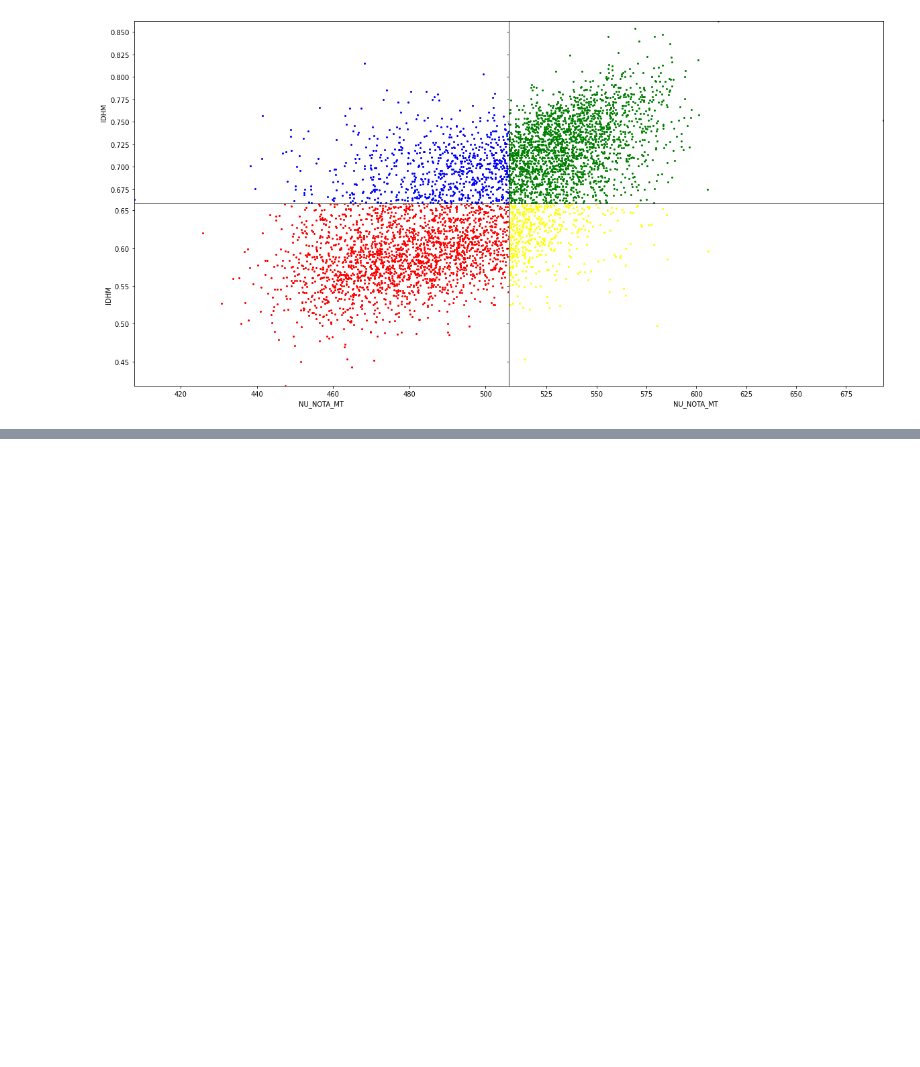
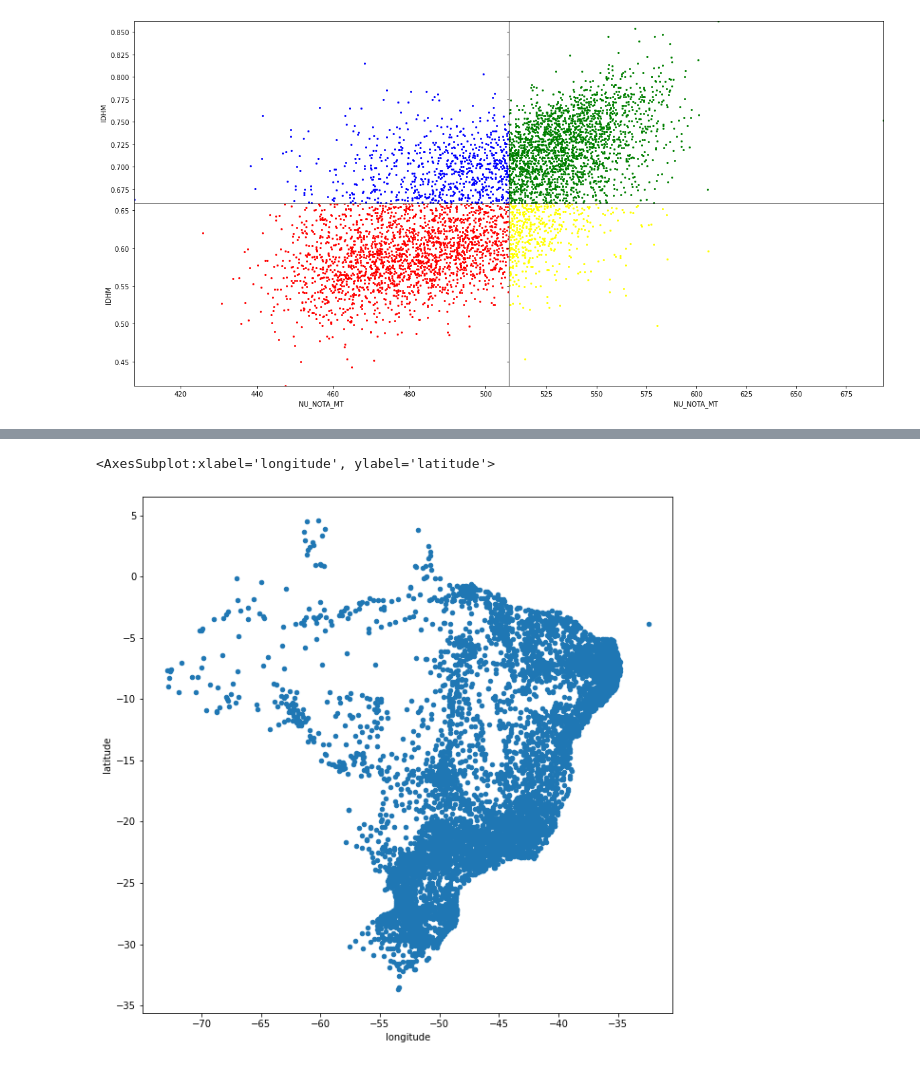
Before and after one commit to Lz-Rod/analise_de_dados_Python_Enem_2019, a Jupyter notebook: develop/programa/Nota no ENEM x IDHM.ipynb, the cells around one changed output, grey strips where cells are left out. Cells and saved outputs as stored; diff of their text form; code cells hidden in the pictures; blank space fills up the shorter version.

Commit message:
Criado gráfico de dispersão usando como parametros x e y a latitude e longitude dos municípios

```diff
--- a/develop/programa/Nota no ENEM x IDHM.ipynb
+++ b/develop/programa/Nota no ENEM x IDHM.ipynb
@@ -206,0 +209,6 @@ quadrante 4: 8.779174147217235% baixo IDHM, alta nota
+# %%
+#importando dados Municipios
+municipios = pd.read_csv("D:/Projetos/dadosBrutos/Municipios-Brasileiros-main/csv/municipios.csv")
+# %%
+#combinando os dados com merge
+enem_idhm_municipios = pd.merge(mediaEnemIDHM, municipios, how='left', left_on=['CO_MUNICIPIO_RESIDENCIA'], right_on=['codigo_ibge'])
@@ -206,0 +231,7 @@ quadrante 4: 8.779174147217235% baixo IDHM, alta nota
+# %%
+enem_idhm_municipios.plot.scatter(y='latitude', x='longitude',
+                                  figsize=(10,10))
+#aqui criei um gráfico de dispersão simples passando somente os dados de latitude e longitude
+# %% [output]
+<AxesSubplot:xlabel='longitude', ylabel='latitude'>
+[figure, added]
```
Also changed, not shown: parts of 5 cells of this notebook.
